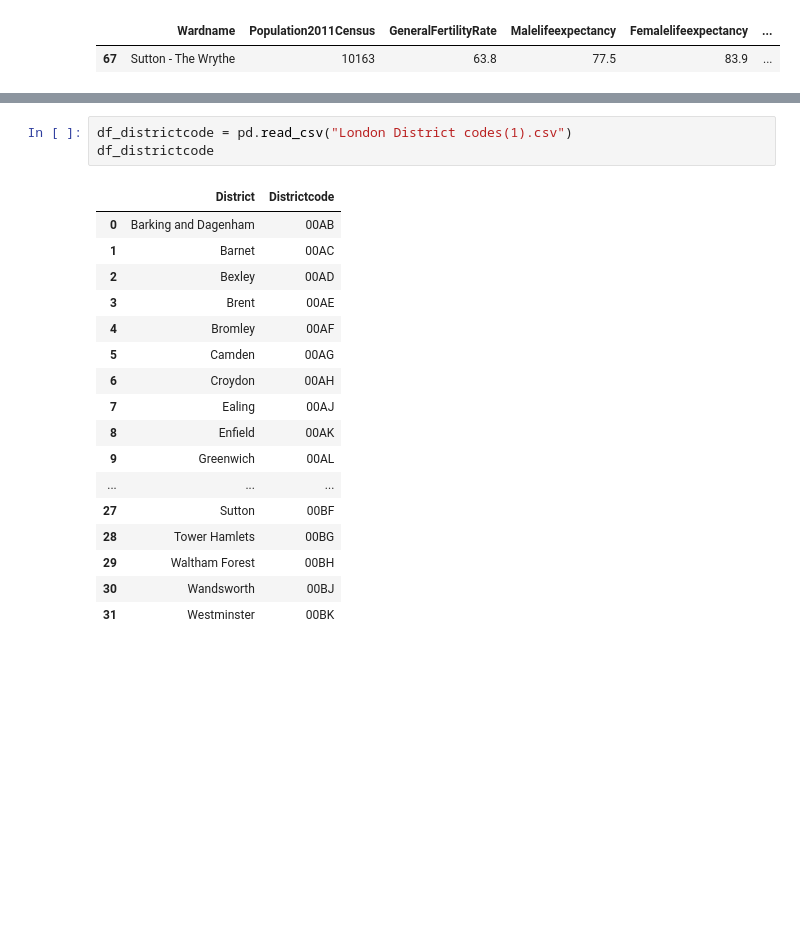
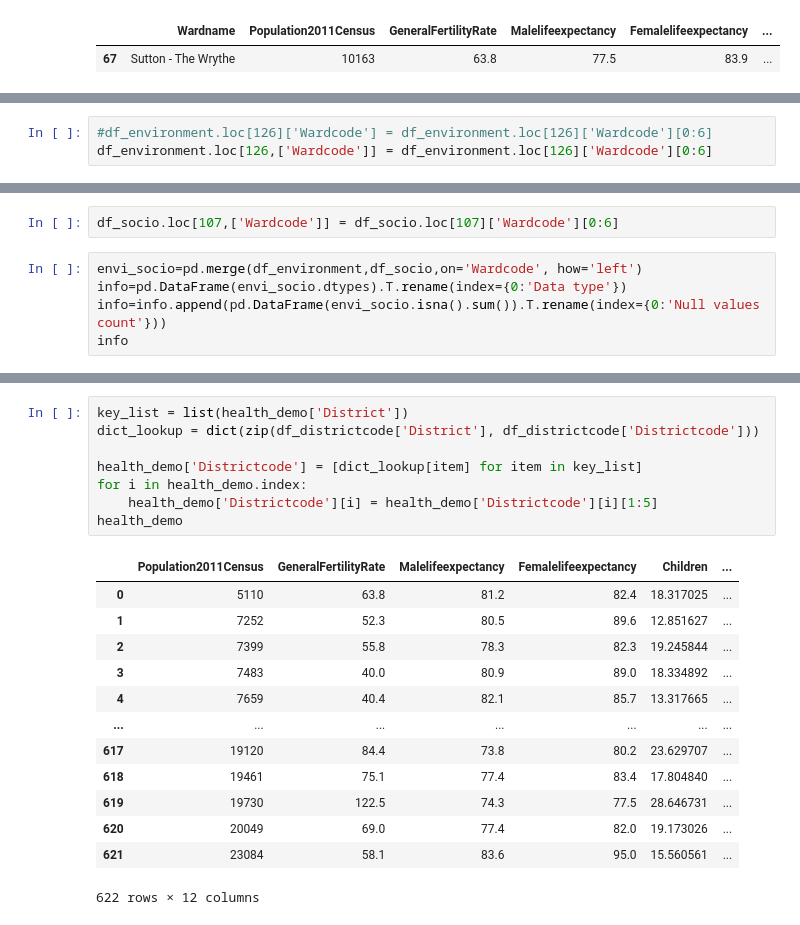
Before and after one commit to nindakhoirunnisa/W8, a Jupyter notebook: Data cleaning.ipynb, the cells around one changed output, grey strips where cells are left out. Drawn from its saved outputs; the diff is of its cells as text; blank space fills up the shorter version.

```diff
--- a/Data cleaning.ipynb
+++ b/Data cleaning.ipynb
@@ -278,0 +302,3 @@ df_environment
+# %%
+#df_environment.loc[126]['Wardcode'] = df_environment.loc[126]['Wardcode'][0:6]
+df_environment.loc[126,['Wardcode']] = df_environment.loc[126]['Wardcode'][0:6]
@@ -278,0 +309,7 @@ df_environment
+# %%
+df_socio.loc[107,['Wardcode']] = df_socio.loc[107]['Wardcode'][0:6]
+# %%
+envi_socio=pd.merge(df_environment,df_socio,on='Wardcode', how='left')
+info=pd.DataFrame(envi_socio.dtypes).T.rename(index={0:'Data type'})
+info=info.append(pd.DataFrame(envi_socio.isna().sum()).T.rename(index={0:'Null values count'}))
+info
@@ -313,21 +391,22 @@ df_socio
-# %%
-df_districtcode = pd.read_csv("London District codes(1).csv")
-df_districtcode
-# %% [output]
-|  | District | Districtcode |
-| 0 | Barking and Dagenham | 00AB |
-| 1 | Barnet | 00AC |
-| 2 | Bexley | 00AD |
-| 3 | Brent | 00AE |
-| 4 | Bromley | 00AF |
-| 5 | Camden | 00AG |
-| 6 | Croydon | 00AH |
-| 7 | Ealing | 00AJ |
-| 8 | Enfield | 00AK |
-| 9 | Greenwich | 00AL |
-| ... | ... | ... |
-| 27 | Sutton | 00BF |
-| 28 | Tower Hamlets | 00BG |
-| 29 | Waltham Forest | 00BH |
-| 30 | Wandsworth | 00BJ |
-| 31 | Westminster | 00BK |
+# %%
+key_list = list(health_demo['District'])
+dict_lookup = dict(zip(df_districtcode['District'], df_districtcode['Districtcode']))
+
+health_demo['Districtcode'] = [dict_lookup[item] for item in key_list]
+for i in health_demo.index:
+    health_demo['Districtcode'][i] = health_demo['Districtcode'][i][1:5]
+health_demo
+# %% [output]
+|  | Population2011Census | GeneralFertilityRate | Malelifeexpectancy | Femalelifeexpectancy | Children | ... |
+| 0 | 5110 | 63.8 | 81.2 | 82.4 | 18.317025 | ... |
+| 1 | 7252 | 52.3 | 80.5 | 89.6 | 12.851627 | ... |
+| 2 | 7399 | 55.8 | 78.3 | 82.3 | 19.245844 | ... |
+| 3 | 7483 | 40.0 | 80.9 | 89.0 | 18.334892 | ... |
+| 4 | 7659 | 40.4 | 82.1 | 85.7 | 13.317665 | ... |
+| ... | ... | ... | ... | ... | ... | ... |
+| 617 | 19120 | 84.4 | 73.8 | 80.2 | 23.629707 | ... |
+| 618 | 19461 | 75.1 | 77.4 | 83.4 | 17.804840 | ... |
+| 619 | 19730 | 122.5 | 74.3 | 77.5 | 28.646731 | ... |
+| 620 | 20049 | 69.0 | 77.4 | 82.0 | 19.173026 | ... |
+| 621 | 23084 | 58.1 | 83.6 | 95.0 | 15.560561 | ... |
+622 rows × 12 columns
```
Also changed, not shown: parts of 27 cells of this notebook, 1 other file.
